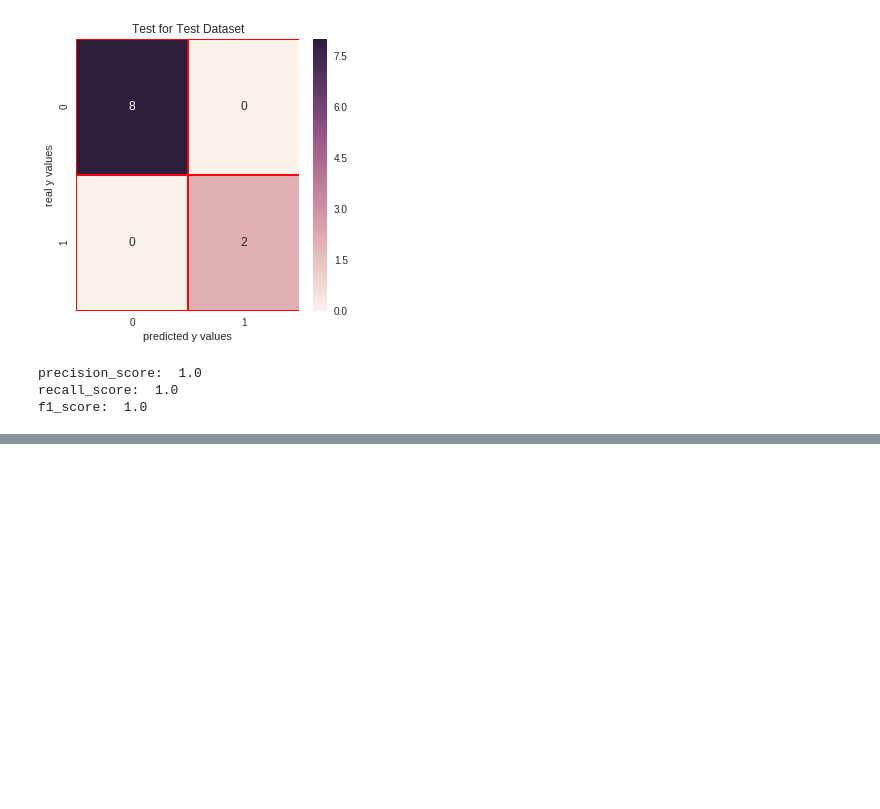
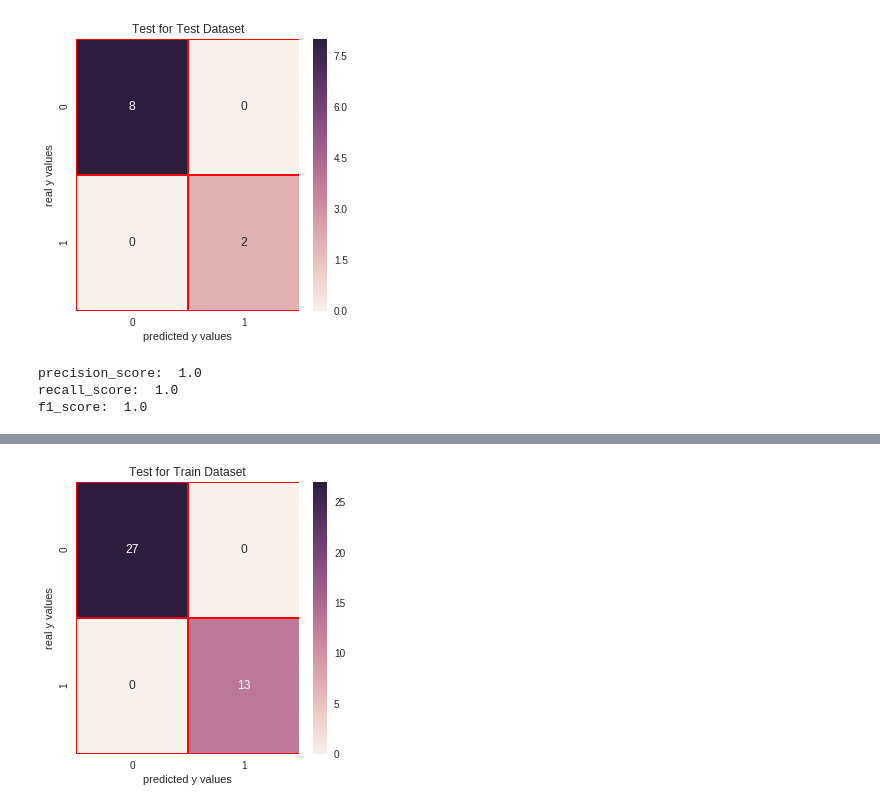
Before and after one commit to Anandharajan/DriverBehaviour, a Jupyter notebook: DriverBehaviour.ipynb, the cells around one changed output, grey strips where cells are left out. Drawn from its saved outputs; the diff is of its cells as text; code cells hidden in the pictures; blank space fills up the shorter version.

```diff
--- a/DriverBehaviour.ipynb
+++ b/DriverBehaviour.ipynb
@@ -429,0 +440,28 @@ f1_score:  1.0
+# %%
+from sklearn.ensemble import RandomForestClassifier
+rfc = RandomForestClassifier(n_estimators = 100,random_state = 1)
+rfc.fit(x_train,y_train_01)
+print("score: ", rfc.score(x_test,y_test_01))
+print("real value of y_test_01[1]: " + str(y_test_01[1]) + " -> the predict: " + str(rfc.predict(x_test.iloc[[1],:])))
+print("real value of y_test_01[2]: " + str(y_test_01[2]) + " -> the predict: " + str(rfc.predict(x_test.iloc[[2],:])))
+
+# confusion matrix
+from sklearn.metrics import confusion_matrix
+cm_rfc = confusion_matrix(y_test_01,rfc.predict(x_test))
+# print("y_test_01 == 1 :" + str(len(y_test_01[y_test_01==1]))) # 29
+# cm visualization
+import seaborn as sns
+import matplotlib.pyplot as plt
+f, ax = plt.subplots(figsize =(5,5))
+sns.heatmap(cm_rfc,annot = True,linewidths=0.5,linecolor="red",fmt = ".0f",ax=ax)
+plt.title("Test for Test Dataset")
+plt.xlabel("predicted y values")
+plt.ylabel("real y values")
+plt.show()
+
+from sklearn.metrics import precision_score, recall_score
+print("precision_score: ", precision_score(y_test_01,rfc.predict(x_test)))
+print("recall_score: ", recall_score(y_test_01,rfc.predict(x_test)))
+
+from sklearn.metrics import f1_score
+print("f1_score: ",f1_score(y_test_01,rfc.predict(x_test)))
@@ -429,0 +476,10 @@ f1_score:  1.0
+# %%
+cm_rfc_train = confusion_matrix(y_train_01,rfc.predict(x_train))
+f, ax = plt.subplots(figsize =(5,5))
+sns.heatmap(cm_rfc_train,annot = True,linewidths=0.5,linecolor="red",fmt = ".0f",ax=ax)
+plt.xlabel("predicted y values")
+plt.ylabel("real y values")
+plt.title("Test for Train Dataset")
+plt.show()
+# %% [output]
+[figure, added]
```
Also changed, not shown: parts of 3 cells of this notebook.
